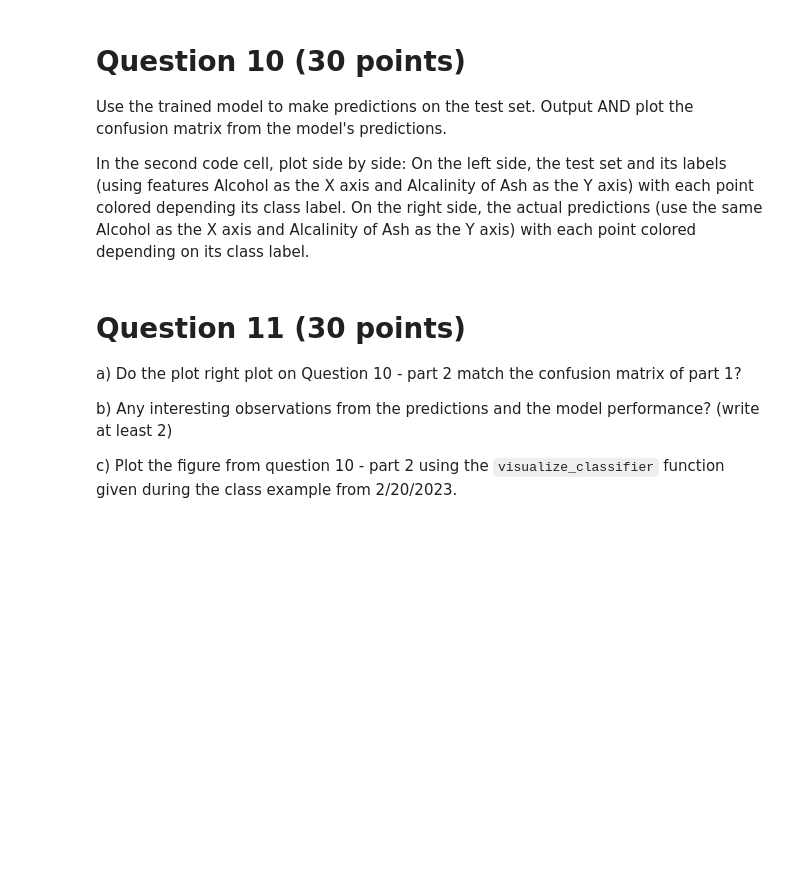
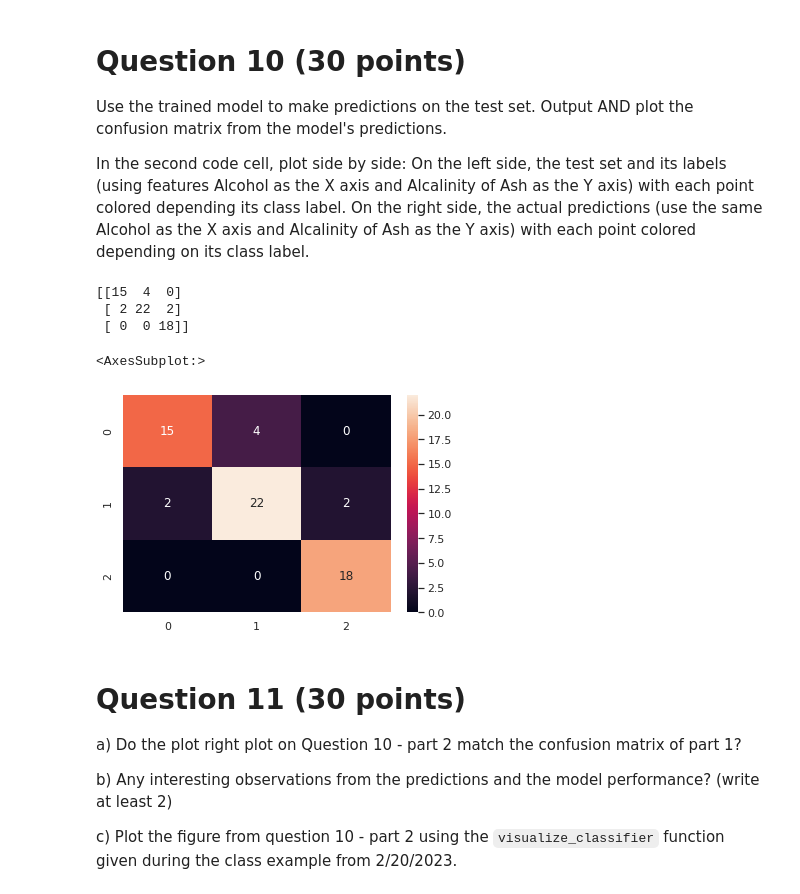
Before and after one commit to RyanFerguson989/Class-4850-MachineLearning-AssignmentTwo, a Jupyter notebook: Ferguson_Ryan-Assignment2_ML.ipynb, the cells around one changed output. Saved outputs shown, nothing was run; the diff lists cells and outputs as text; code cells hidden in the pictures; blank space fills up the shorter version.

```diff
--- a/Ferguson_Ryan-Assignment2_ML.ipynb
+++ b/Ferguson_Ryan-Assignment2_ML.ipynb
@@ -224,6 +236,16 @@ Use the trained model to make predictions on the test set. Output AND plot the c
 In the second code cell, plot side by side: On the left side, the test set and its labels (using features Alcohol as the X axis and Alcalinity of Ash as the Y axis) with each point colored depending its class label. On the right side, the actual predictions (use the same Alcohol as the X axis and Alcalinity of Ash as the Y axis) with each point colored depending on its class label.
 # %%
 ##### Code block for Question 10 - part 1
+predict = tree.predict(X_test)
+cm = sklearn.metrics.confusion_matrix(y_test, predict)
+print(cm)
+sns.heatmap(cm, annot=True)
+# %% [output]
+[[15  4  0]
+ [ 2 22  2]
+ [ 0  0 18]]
+<AxesSubplot:>
+[figure, added]
 # %%
 ##### Code block for Question 10 - part 2
 # %% [markdown]
```
Also changed, not shown: parts of 13 cells of this notebook.
